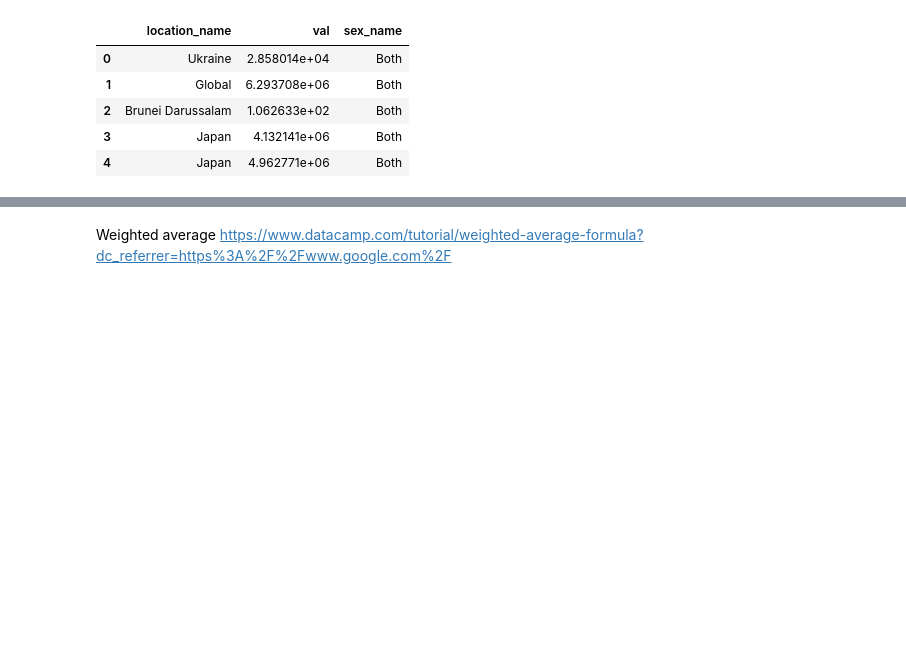
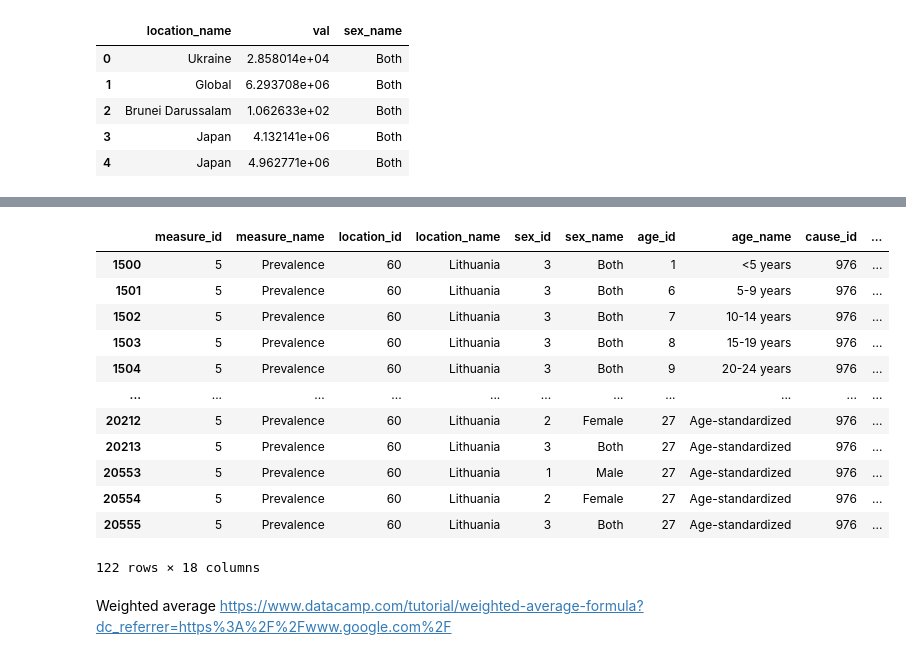
Before and after one commit to aldaszarnauskas/programming-for-data-analytics, a Jupyter notebook: project/project.ipynb, the cells around one changed output, grey strips where cells are left out. Drawn from its saved outputs; the diff is of its cells as text; code cells hidden in the pictures; blank space fills up the shorter version.

```diff
--- a/project/project.ipynb
+++ b/project/project.ipynb
@@ -47,3 +69,19 @@ df.head()
+# %%
+df[df["location_name"] == "Lithuania"]
+# %% [output]
+|  | measure_id | measure_name | location_id | location_name | sex_id | sex_name | age_id | age_name | cause_id | ... |
+| 1500 | 5 | Prevalence | 60 | Lithuania | 3 | Both | 1 | <5 years | 976 | ... |
+| 1501 | 5 | Prevalence | 60 | Lithuania | 3 | Both | 6 | 5-9 years | 976 | ... |
+| 1502 | 5 | Prevalence | 60 | Lithuania | 3 | Both | 7 | 10-14 years | 976 | ... |
+| 1503 | 5 | Prevalence | 60 | Lithuania | 3 | Both | 8 | 15-19 years | 976 | ... |
+| 1504 | 5 | Prevalence | 60 | Lithuania | 3 | Both | 9 | 20-24 years | 976 | ... |
+| ... | ... | ... | ... | ... | ... | ... | ... | ... | ... | ... |
+| 20212 | 5 | Prevalence | 60 | Lithuania | 2 | Female | 27 | Age-standardized | 976 | ... |
+| 20213 | 5 | Prevalence | 60 | Lithuania | 3 | Both | 27 | Age-standardized | 976 | ... |
+| 20553 | 5 | Prevalence | 60 | Lithuania | 1 | Male | 27 | Age-standardized | 976 | ... |
+| 20554 | 5 | Prevalence | 60 | Lithuania | 2 | Female | 27 | Age-standardized | 976 | ... |
+| 20555 | 5 | Prevalence | 60 | Lithuania | 3 | Both | 27 | Age-standardized | 976 | ... |
+122 rows × 18 columns
 # %%
 age_order = [
     "<5 years", "5-9 years", "10-14 years", "15-19 years",
```
Also changed, not shown: parts of 17 cells of this notebook.
